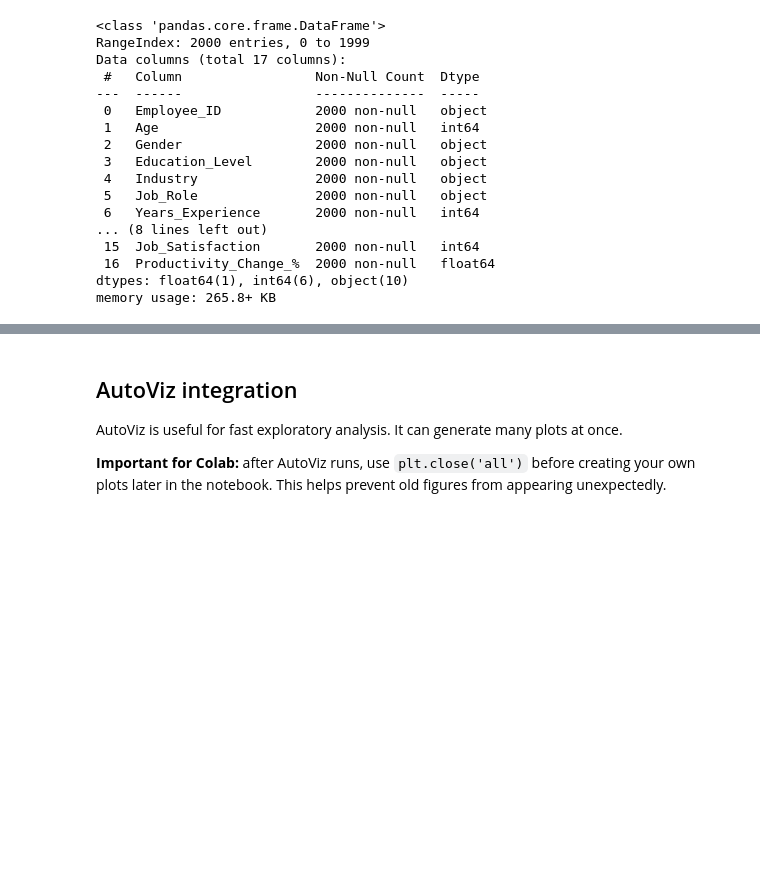
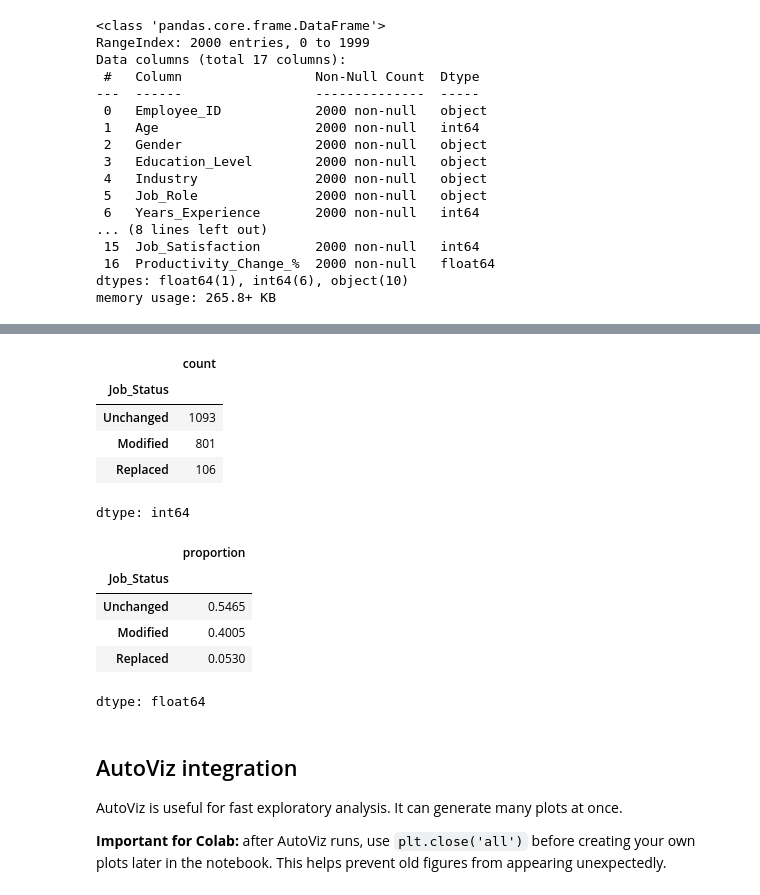
Before and after one commit to Khai-Huynh1/Data-Mining-2026-Project, a Jupyter notebook: data_mining_project_spring_2026.ipynb, the cells around one changed output, grey strips where cells are left out. Saved outputs shown, nothing was run; the diff lists cells and outputs as text; code cells hidden in the pictures; blank space fills up the shorter version.

```diff
--- a/data_mining_project_spring_2026.ipynb
+++ b/data_mining_project_spring_2026.ipynb
@@ -124,10 +178,23 @@ display(missing_summary)
 # %%
-# TODO: Replace with your actual target column name
-target = "REPLACE_ME"
+# Target Feature Examination
+target = "Job_Status"
 
 # Class balance
 display(df[target].value_counts(dropna=False))
 display(df[target].value_counts(normalize=True, dropna=False))
+# %% [output]
+|  | count |
+| Job_Status |  |
+| Unchanged | 1093 |
+| Modified | 801 |
+| Replaced | 106 |
+dtype: int64
+|  | proportion |
+| Job_Status |  |
+| Unchanged | 0.5465 |
+| Modified | 0.4005 |
+| Replaced | 0.0530 |
+dtype: float64
 # %% [markdown]
 ## AutoViz integration
 
```
Also changed, not shown: parts of 5 cells of this notebook.
